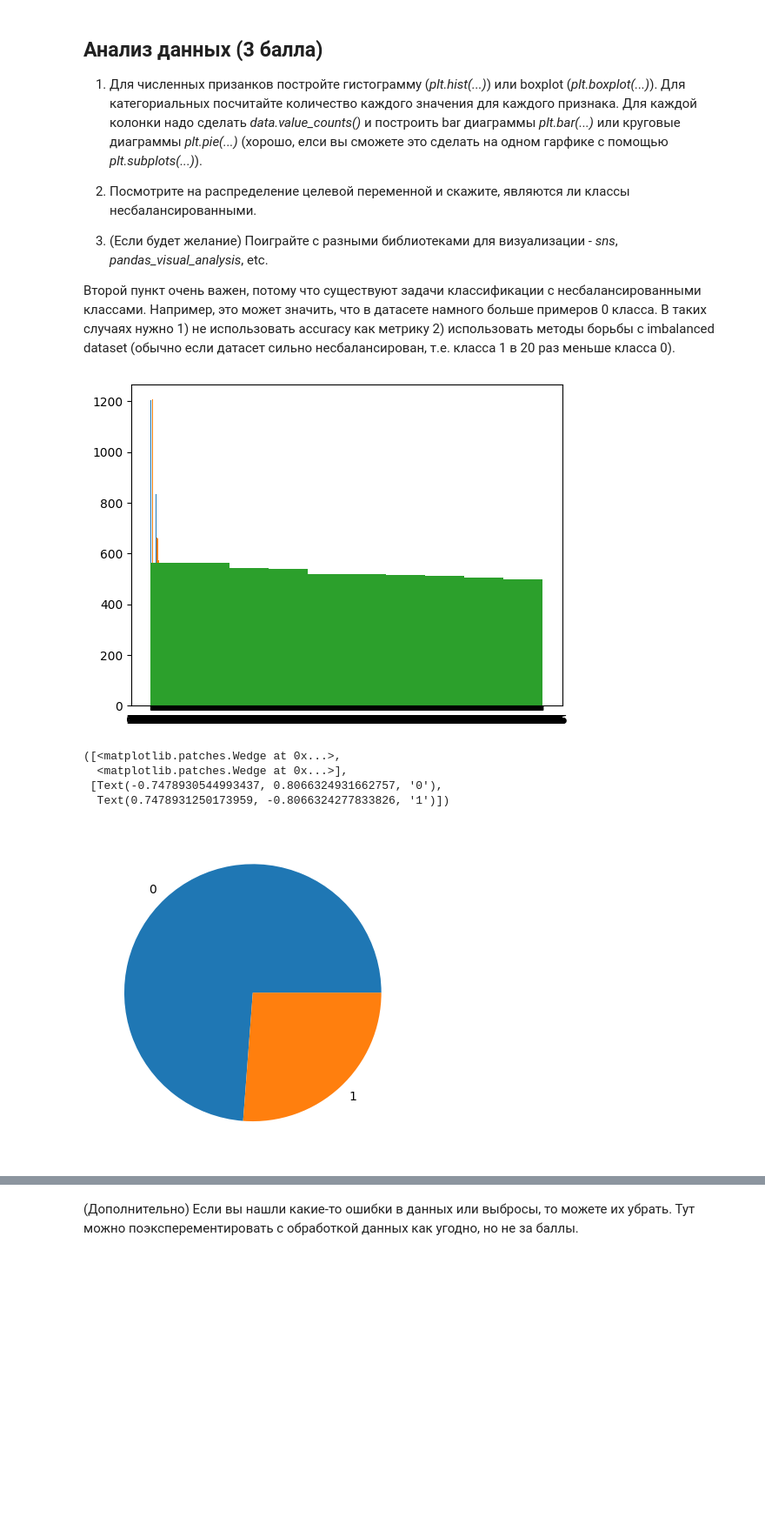
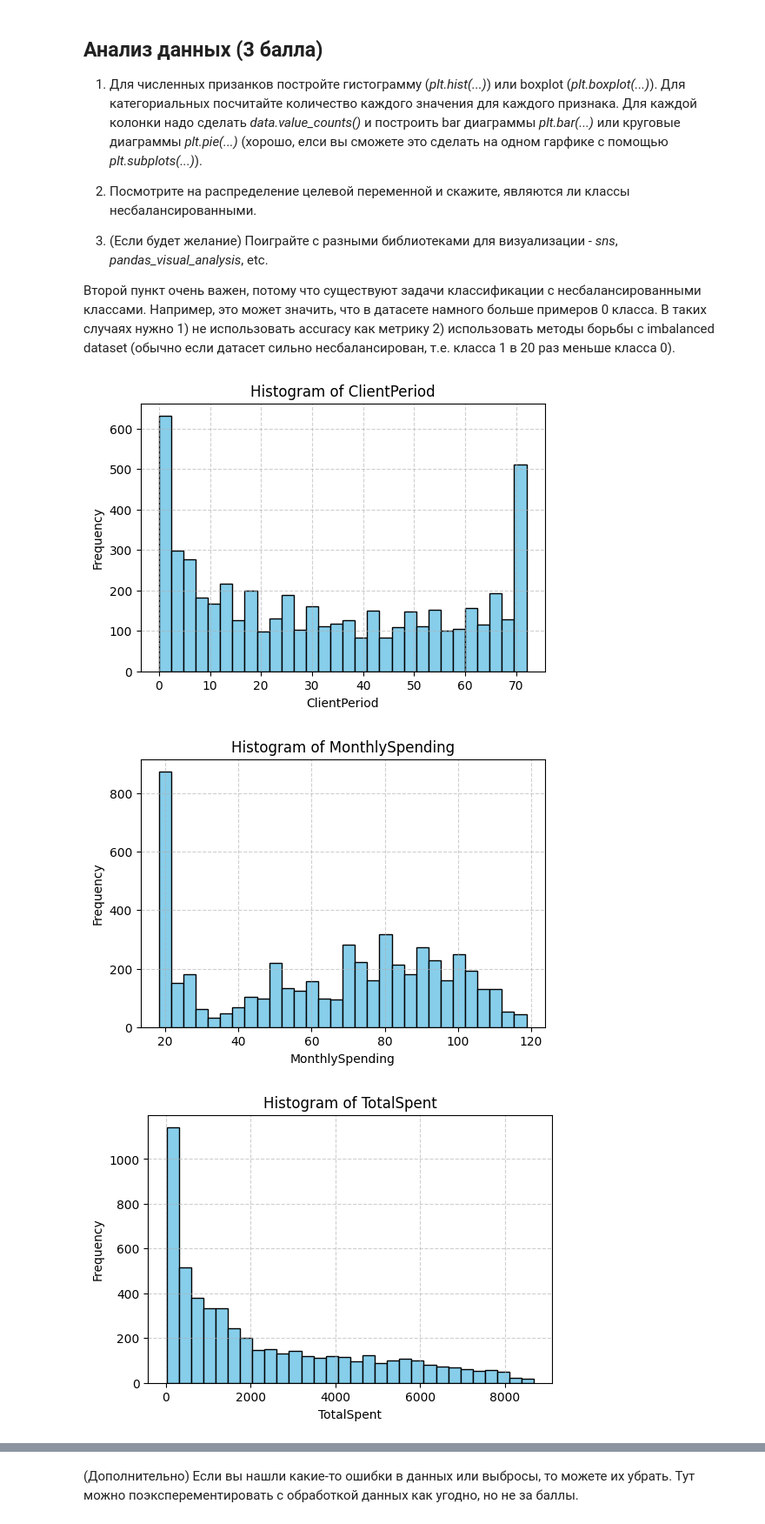
Before and after one commit to MisterHaid/AI_projects, a Jupyter notebook: week_03_composition_model_selection/Homework/hw_3_kaggle.ipynb, the cells around one changed output, grey strips where cells are left out. Shown at 87% size. Saved outputs shown, nothing was run; the diff lists cells and outputs as text; code cells hidden in the pictures; blank space fills up the shorter version.

```diff
--- a/week_03_composition_model_selection/Homework/hw_3_kaggle.ipynb
+++ b/week_03_composition_model_selection/Homework/hw_3_kaggle.ipynb
@@ -183,19 +183,26 @@ dtype: int64
 3) (Если будет желание) Поиграйте с разными библиотеками для визуализации - *sns*, *pandas_visual_analysis*, etc.
 
 Второй пункт очень важен, потому что существуют задачи классификации с несбалансированными классами. Например, это может значить, что в датасете намного больше примеров 0 класса. В таких случаях нужно 1) не использовать accuracy как метрику 2) использовать методы борьбы с imbalanced dataset (обычно если датасет сильно несбалансирован, т.е. класса 1 в 20 раз меньше класса 0).
-# %%
-for col in data.columns:
-  if col == 'Churn':
-    continue
-  if col in num_cols:
-    plt.hist(data[col])
-# %% [output]
-[figure, removed]
-# %%
-plt.pie(data['Churn'].value_counts(), labels=['0', '1'])
-# %% [output]
-([<matplotlib.patches.Wedge at 0x...>,
-  <matplotlib.patches.Wedge at 0x...>],
- [Text(-0.7478930544993437, 0.8066324931662757, '0'),
-  Text(0.7478931250173959, -0.8066324277833826, '1')])
-[figure, removed]
+# %%
+# Заменяем пробелы и пустые строки на NaN
+data['TotalSpent'] = data['TotalSpent'].replace(' ', np.nan)
+
+# Преобразуем в числовой тип
+data['TotalSpent'] = pd.to_numeric(data['TotalSpent'], errors='coerce')
+
+# Заполняем пропуски медианой
+data['TotalSpent'] = data['TotalSpent'].fillna(data['TotalSpent'].median())
+data['TotalSpent'] = pd.to_numeric(data['TotalSpent'])
+
+for col in num_cols:
+    plt.figure(figsize=(6, 4))
+    plt.hist(data[col], bins=30, color='skyblue', edgecolor='black')
+    plt.title(f'Histogram of {col}')
+    plt.xlabel(col)
+    plt.ylabel('Frequency')
+    plt.grid(True, linestyle='--', alpha=0.6)
+    plt.show()
+# %% [output]
+[figure, added]
+[figure, added]
+[figure, added]
```
Also changed, not shown: parts of 20 cells of this notebook.
